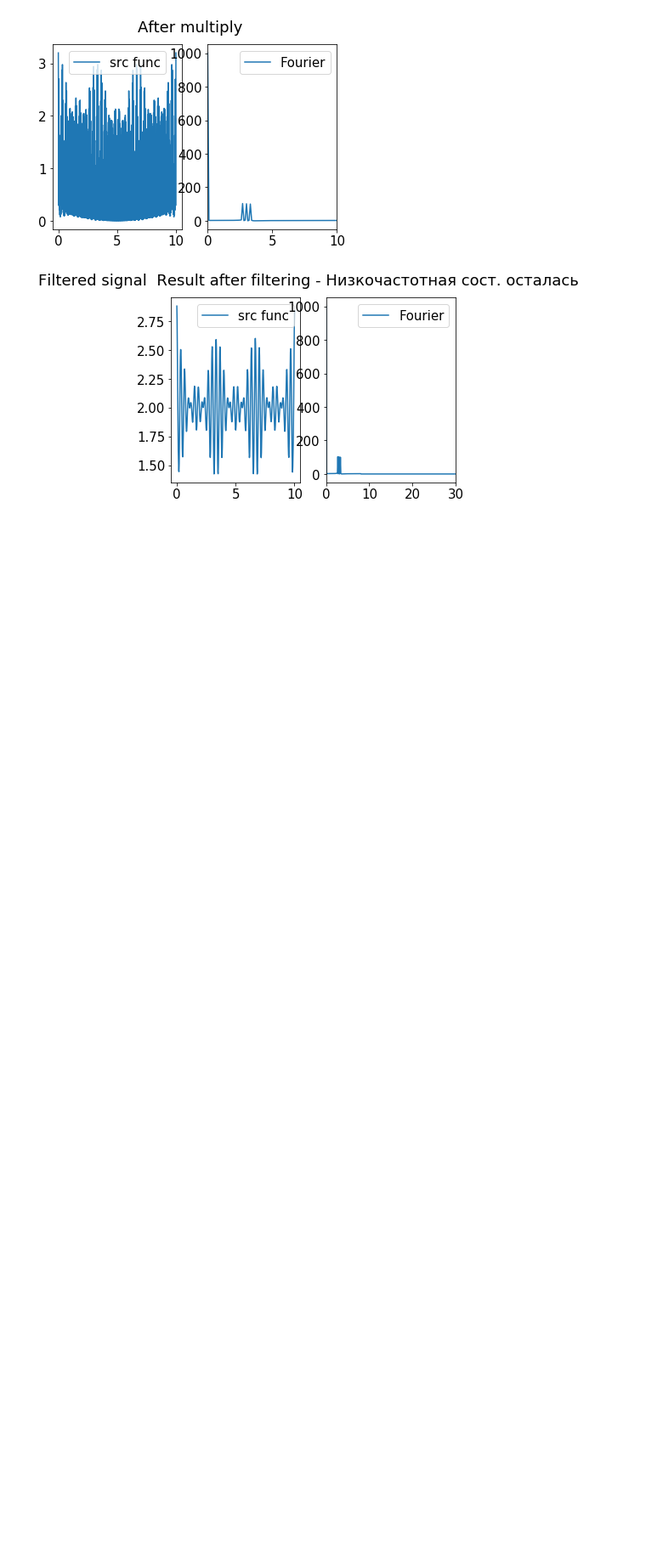
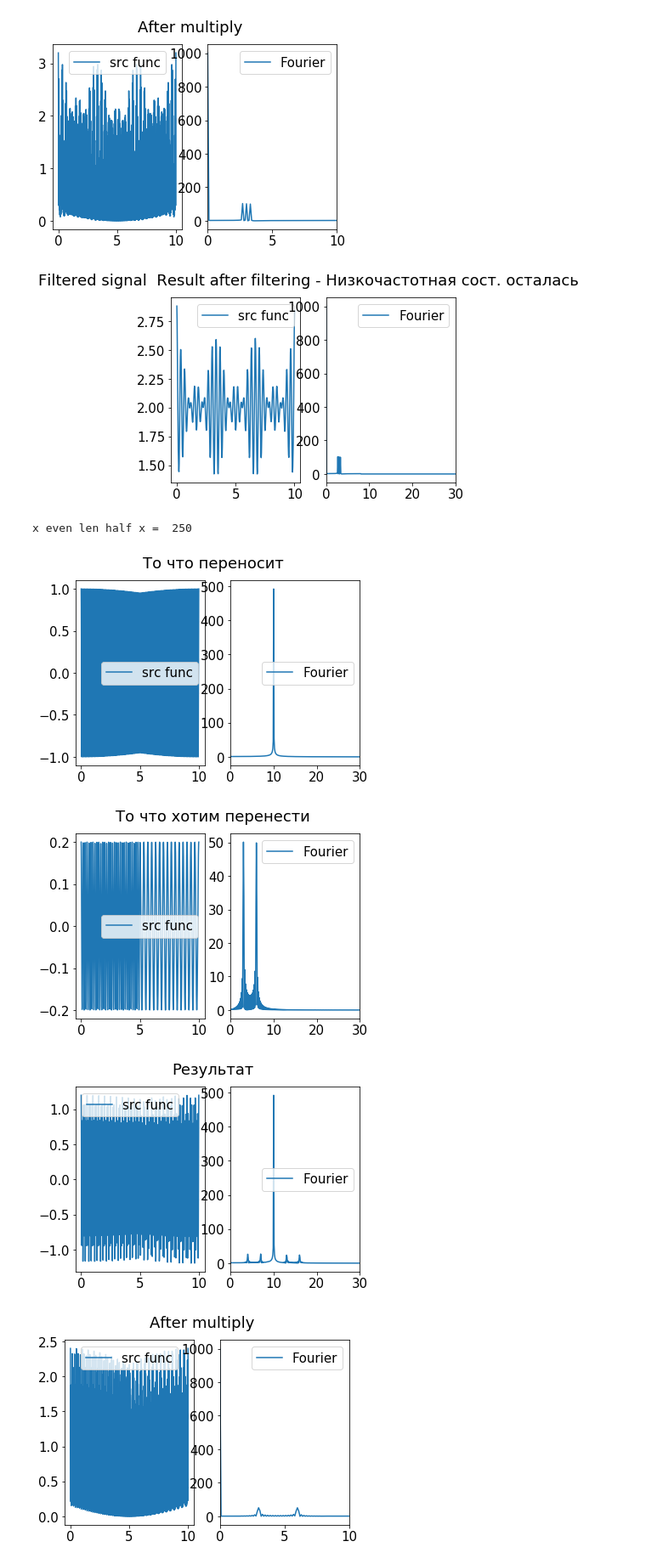
Before and after one commit to PashaIanko/Python, a Jupyter notebook: Quadrature Demodulator/Quadrature Demodulator.ipynb, the cells around one changed output. Shown: that part at 85% size. Saved outputs shown, nothing was run; the diff lists cells and outputs as text; code cells hidden in the pictures; blank space fills up the shorter version.

```diff
--- a/Quadrature Demodulator/Quadrature Demodulator.ipynb
+++ b/Quadrature Demodulator/Quadrature Demodulator.ipynb
@@ -513,26 +513,36 @@ x even len half x =  250
 # %%
 # Сигнал - информация
 A_c = 1 #float(input('Enter carrier amplitude: '))
 f_c = 10 #float(input('Enter carrier frquency: '))
 
 
 # Сигнал которым модулируем
 A_m = 0.2
 f_m = 3
 modulation_index = 1
 
 t_from = 0
 t_to = 10
 dt = 0.01
 
 
 def Carrier(t):
     return A_c * np.cos(2 * np.pi * f_c * t) # высокочастотная сост
 
 def Modulator(t):
     f1 = f_m
-    f2 = f_m - 0.3
-    f3 = f_m + 0.3
-    return A_m*np.cos(2*np.pi*f1*t) + A_m*np.cos(2*np.pi*f2*t) + A_m*np.cos(2*np.pi*f3*t)
+    f2 = f_m*2
+
+    if t >= 5:
+        return A_m * np.cos(2 * np.pi * f1 * t)
+    else:
+        return A_m * np.cos(2 * np.pi * f2 * t)
+
 
 QuadratureDemodulate(Carrier, Modulator, t_from, t_to, dt, modulation_index)
+# %% [output]
+x even len half x =  250
+[figure, added]
+[figure, added]
+[figure, added]
+[figure, added]
```
Also changed, not shown: parts of 1 cell of this notebook.
